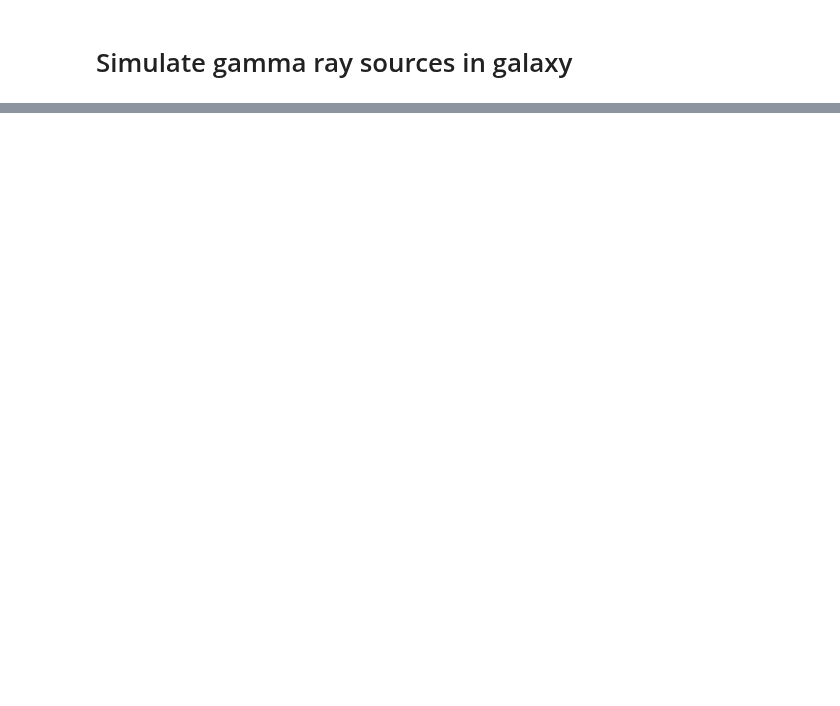
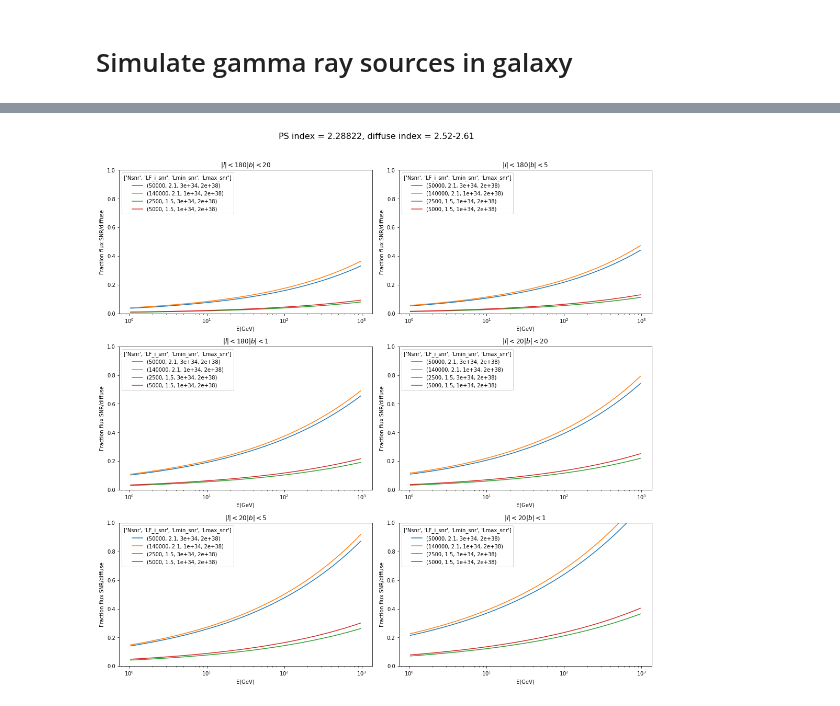
Before and after one commit to martp91/y-rays-UPS, a Jupyter notebook: sim_gamma_sources.ipynb, the cells around one changed output, grey strips where cells are left out. Saved outputs shown, nothing was run; the diff lists cells and outputs as text; code cells hidden in the pictures; blank space fills up the shorter version.

```diff
--- a/sim_gamma_sources.ipynb
+++ b/sim_gamma_sources.ipynb
@@ -291,3 +137,8 @@ Max lum SNR from TeVCAT 1.79544623652e+38
+# %%
+##Load 3fgl data and get average spectrum and histogram of fluxes from here
+file_3fgl = 'gll_psc_v16.fit'
+data_3fgl = fits.getdata(file_3fgl)
+hist_3fgl_snr,intp_3fgl_snr_normed,snr_index = read_catalog('gll_psc_v16.fit')
 # %%
 ###Load diffuse flux from skyfact fit
 
@@ -488,7 +328,6 @@ Lmin = np.logspace(32,35,20)
 Ind = np.arange(1.5,2.2,0.1)
 Nn = 50000
 
-
 for lmin in Lmin:
     for ind in Ind:
         options.append((Nn,ind,lmin,lmax))
@@ -499,14 +338,18 @@ options = [(Nn,1.5,1e32,5e38),(Nn,1.6,7e32,5e38),(Nn,1.7,2e33,lmax),(Nn,1.8,6e33
 Lmin = 2e34
 Lmax = 2e38
 options = [(50000,2.1,3e34,Lmax),(140000,2.1,1e34,Lmax),(2500,1.5,3e34,Lmax),(5000,1.5,1e34,Lmax)]
+
 snr_frac = []
 options_print = []
+snr_spec = []
 for op in options:
     N,LF_i,Lmin,Lmax = op
-    ave_frac_snr,ave_frac_psr,LL = ave_samples(10,Nsnr=N,Npsr=0,LF_i_snr=LF_i,Lmin_snr=Lmin,Lmax_snr=Lmax,plothist=True,printstatements=False)
+    ave_frac_snr,ave_spec_snr = ave_samples(10,Nsnr=N,Npsr=0,LF_i_snr=LF_i,Lmin_snr=Lmin,Lmax_snr=Lmax)
+                                           #,plothist=True,printstatements=False)
     options_print.append(op)
     #print Lmin,Lmax
     snr_frac.append(ave_frac_snr)
+    snr_spec.append(ave_spec_snr)
 #print snr_frac
 print "done..."
 # %% [output]
@@ -588,0 +361,22 @@ plt.savefig('fraction_ps_diffuse_1.pdf')
+# %%
+snr_frac = np.array(snr_frac)
+fig2 = plt.figure(figsize=(15,20))
+gs2 = gridspec.GridSpec(4,2)
+for di in range(len(spec_diff_lb)):
+    gsi2 = gridspec.GridSpecFromSubplotSpec(1,1,subplot_spec=gs2[di])
+    ax2 = plt.Subplot(fig2,gs2[di])
+    for i,sf in enumerate(snr_frac):
+        div = snr_frac[i,di]
+        ax2.semilogx(E,div,label=options_print[i])
+    ax2.set_ylim([0.001,1])
+    ax2.set_title(r'$|l| < %s |b| < %s$'%lb[di])
+    ax2.set_xlabel('E(GeV)')
+    ax2.set_ylabel('Fraction flux SNR/diffuse')
+    fig2.add_subplot(ax2)
+    plt.legend(loc=2, title=options_labels[0:4])
+##Plot legend in seperate subplot
+fig2.suptitle(r'PS index = %s, diffuse index = 2.52-2.61'%(snr_index),fontsize=16)
+fig2.tight_layout(rect=[0, 0.03, 1, 0.95])
+plt.savefig('fraction_ps_diffuse_1.pdf')
+# %% [output]
+[figure, added]
```
Also changed, not shown: parts of 9 cells of this notebook.
